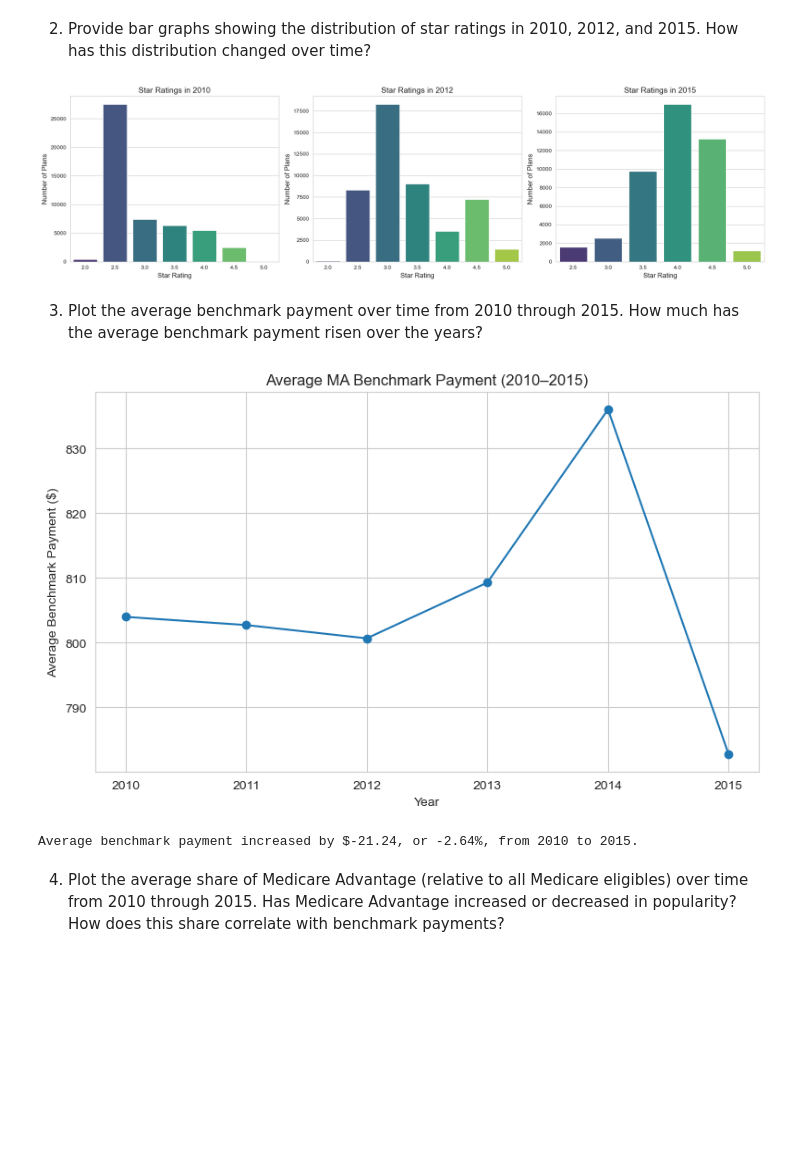
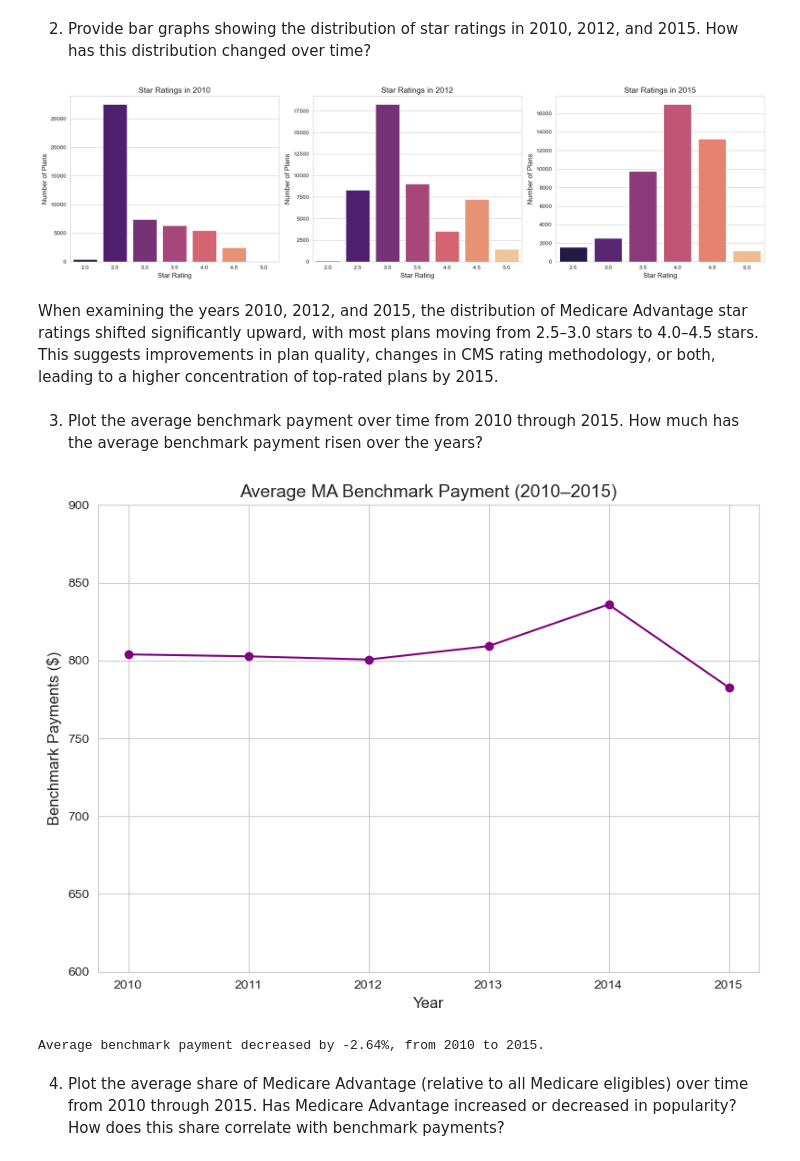
Before and after one commit to ellenwu-git/homework4, a Jupyter notebook: submission2/analysis/homework4-2.ipynb, the cells around one changed output. Drawn from its saved outputs; the diff is of its cells as text; code cells hidden in the pictures; blank space fills up the shorter version.

```diff
--- a/submission2/analysis/homework4-2.ipynb
+++ b/submission2/analysis/homework4-2.ipynb
@@ -104,7 +102,7 @@ for i, year in enumerate(years_to_plot):
         continue
 
     plt.subplot(1, 3, i + 1)
-    sns.countplot(data=data_year, x="Star_Rating", palette="viridis")
+    sns.countplot(data=data_year, x="Star_Rating", palette="magma")
     plt.title(f"Star Ratings in {year}", fontsize=14)
     plt.xlabel("Star Rating", fontsize=12)
     plt.ylabel("Number of Plans", fontsize=12)
@@ -114,6 +112,8 @@ for i, year in enumerate(years_to_plot):
 plt.tight_layout()
 plt.show()
 # %% [output]
-[figure, old version]
+[figure, new version]
+# %% [markdown]
+When examining the years 2010, 2012, and 2015, the distribution of Medicare Advantage star ratings shifted significantly upward, with most plans moving from 2.5–3.0 stars to 4.0–4.5 stars. This suggests improvements in plan quality, changes in CMS rating methodology, or both, leading to a higher concentration of top-rated plans by 2015.
 # %% [markdown]
 3. Plot the average benchmark payment over time from 2010 through 2015. How much has the average benchmark payment risen over the years?
@@ -135,22 +120,33 @@ avg_benchmark = (
 # %%
-plt.figure(figsize=(8, 5))
-plt.plot(avg_benchmark["year"], avg_benchmark["ma_rate"], marker='o', linestyle='-')
-plt.title("Average MA Benchmark Payment (2010–2015)")
-plt.xlabel("Year")
-plt.ylabel("Average Benchmark Payment ($)")
+df= pd.read_csv("/Users/ellenwu/homework4/data/output/final_ma_data.csv")
+
+benchmark_subset = df[df["year"].between(2010, 2015)]
+
+# Step 2: Group by year and calculate average benchmark payment
+benchmark_avg = benchmark_subset.groupby("year")["ma_rate"].mean().reset_index()
+
+# Step 3: Plot the results
+plt.figure(figsize=(8, 6))
+plt.plot(benchmark_avg["year"], benchmark_avg["ma_rate"], marker='o', linestyle='-', color='purple')
+
+# Styling
+plt.title("Average MA Benchmark Payment (2010–2015)", fontsize=14)
+plt.xlabel("Year", fontsize=12)
+plt.ylabel("Benchmark Payments ($)", fontsize=12)
 plt.grid(True)
 plt.tight_layout()
+plt.ylim(600, 900)
 plt.show()
 # %% [output]
-[figure, old version]
+[figure, new version]
 # %%
-rate_2010 = avg_benchmark[avg_benchmark["year"] == 2010]["ma_rate"].values[0]
-rate_2015 = avg_benchmark[avg_benchmark["year"] == 2015]["ma_rate"].values[0]
+rate_2010 = benchmark_avg[benchmark_avg["year"] == 2010]["ma_rate"].values[0]
+rate_2015 = benchmark_avg[benchmark_avg["year"] == 2015]["ma_rate"].values[0]
 change = rate_2015 - rate_2010
 percent_change = (change / rate_2010) * 100
 
-print(f"Average benchmark payment increased by ${change:.2f}, or {percent_change:.2f}%, from 2010 to 2015.")
+print(f"Average benchmark payment decreased by {percent_change:.2f}%, from 2010 to 2015.")
 # %% [output]
-Average benchmark payment increased by $-21.24, or -2.64%, from 2010 to 2015.
+Average benchmark payment decreased by -2.64%, from 2010 to 2015.
 # %% [markdown]
 4. Plot the average share of Medicare Advantage (relative to all Medicare eligibles) over time from 2010 through 2015. Has Medicare Advantage increased or decreased in popularity? How does this share correlate with benchmark payments?
```
Also changed, not shown: parts of 18 cells of this notebook, 4 other files.
